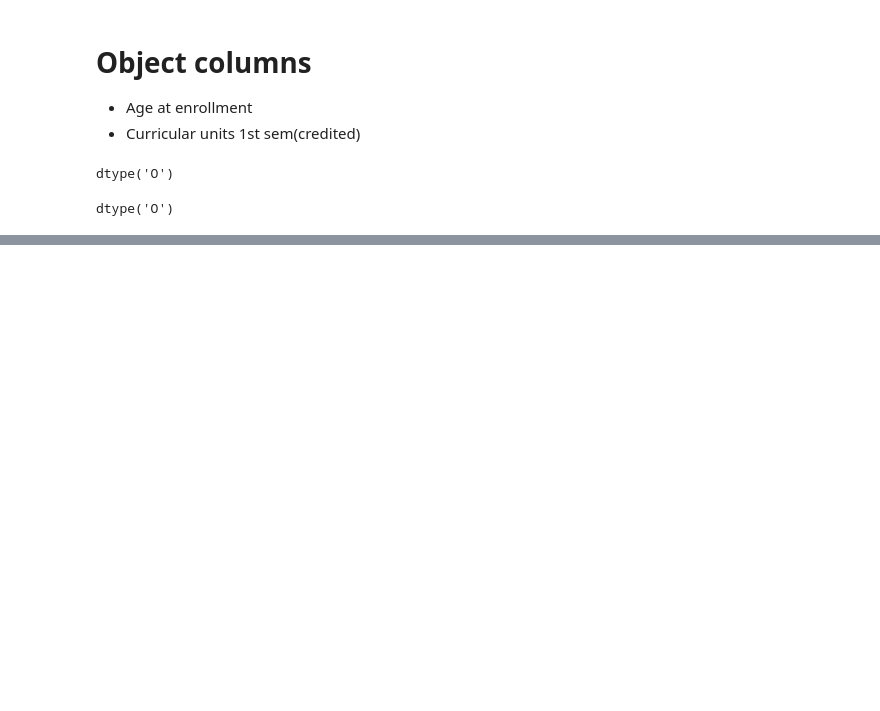
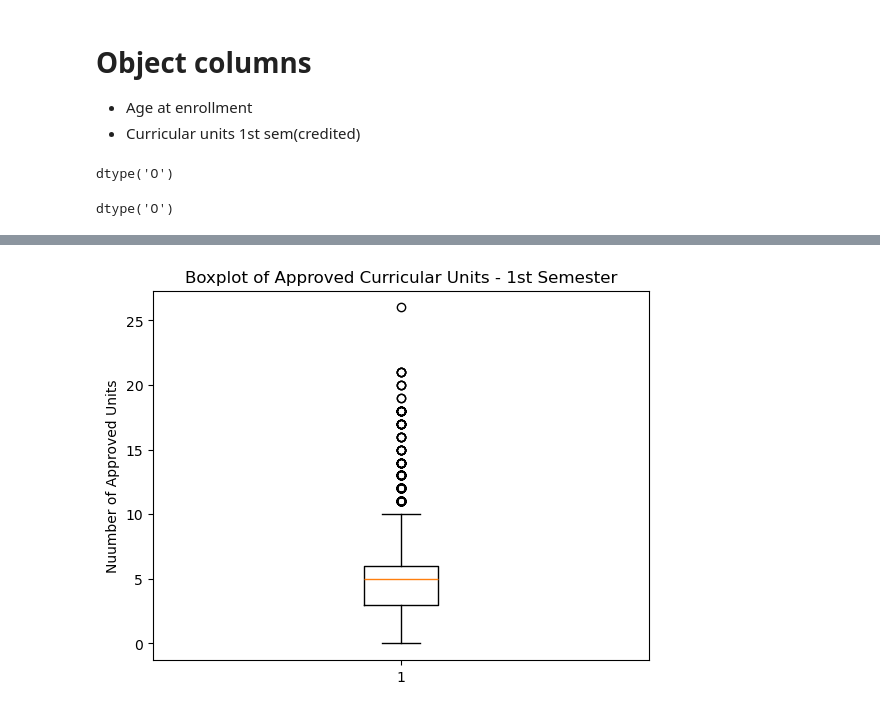
Before and after one commit to camilasoaares/Data-Preparation, a Jupyter notebook: CamilaSoares_DPrepHDip_CA1.ipynb, the cells around one changed output, grey strips where cells are left out. Drawn from its saved outputs; the diff is of its cells as text; code cells hidden in the pictures; blank space fills up the shorter version.

```diff
--- a/CamilaSoares_DPrepHDip_CA1.ipynb
+++ b/CamilaSoares_DPrepHDip_CA1.ipynb
@@ -555,0 +661,7 @@ data.tail()
+# %%
+plt.boxplot(data["Curricular units 1st sem (approved)"])
+plt.title("Boxplot of Approved Curricular Units - 1st Semester")
+plt.ylabel("Nuumber of Approved Units")
+plt.show()
+# %% [output]
+[figure, added]
```
Also changed, not shown: parts of 34 cells of this notebook.
